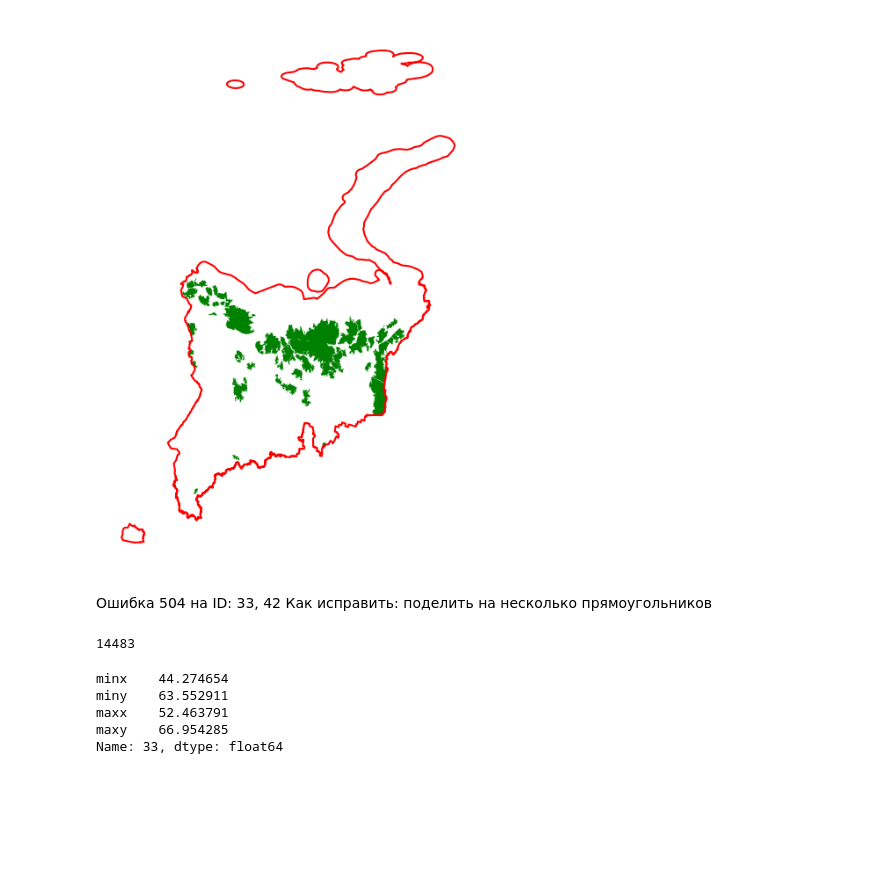
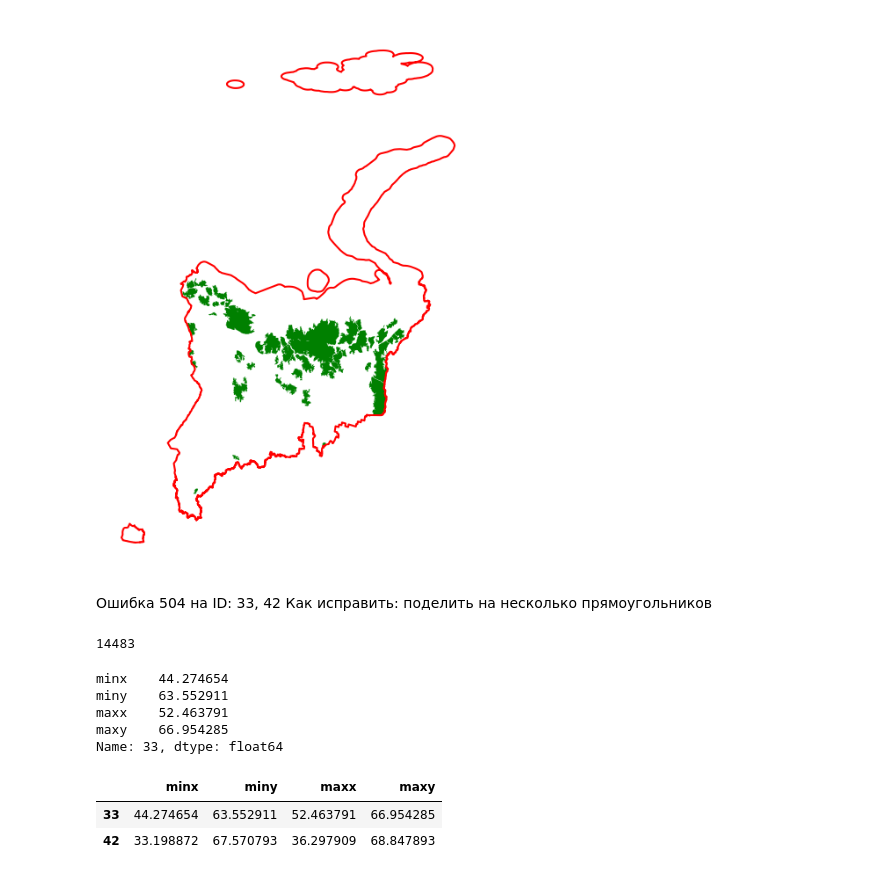
Before and after one commit to eivankin/nto-geo, a Jupyter notebook: playground.ipynb, the cells around one changed output. Cells and saved outputs as stored; diff of their text form; code cells hidden in the pictures; blank space fills up the shorter version.

```diff
--- a/playground.ipynb
+++ b/playground.ipynb
@@ -295,3 +299,9 @@ miny    63.552911
 maxx    52.463791
 maxy    66.954285
 Name: 33, dtype: float64
+# %%
+ifl_clipped.bounds[ifl_clipped.index.isin((33, 42))]
+# %% [output]
+|  | minx | miny | maxx | maxy |
+| 33 | 44.274654 | 63.552911 | 52.463791 | 66.954285 |
+| 42 | 33.198872 | 67.570793 | 36.297909 | 68.847893 |
```
Also changed, not shown: parts of 15 cells of this notebook.
